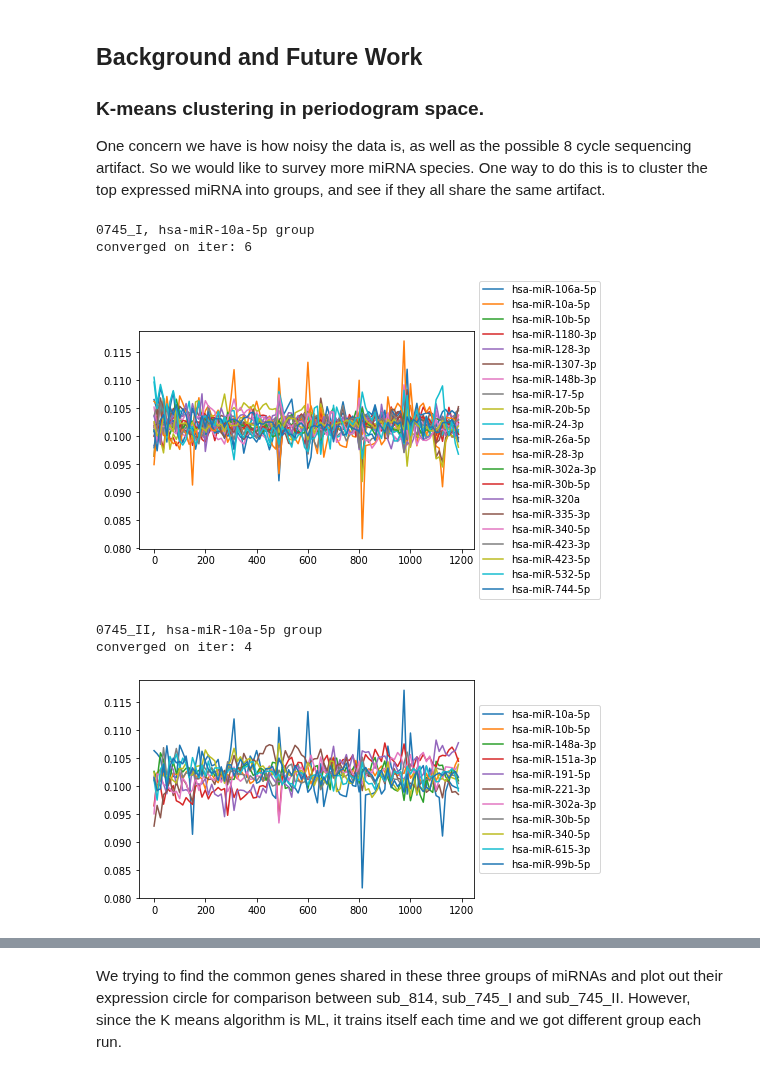
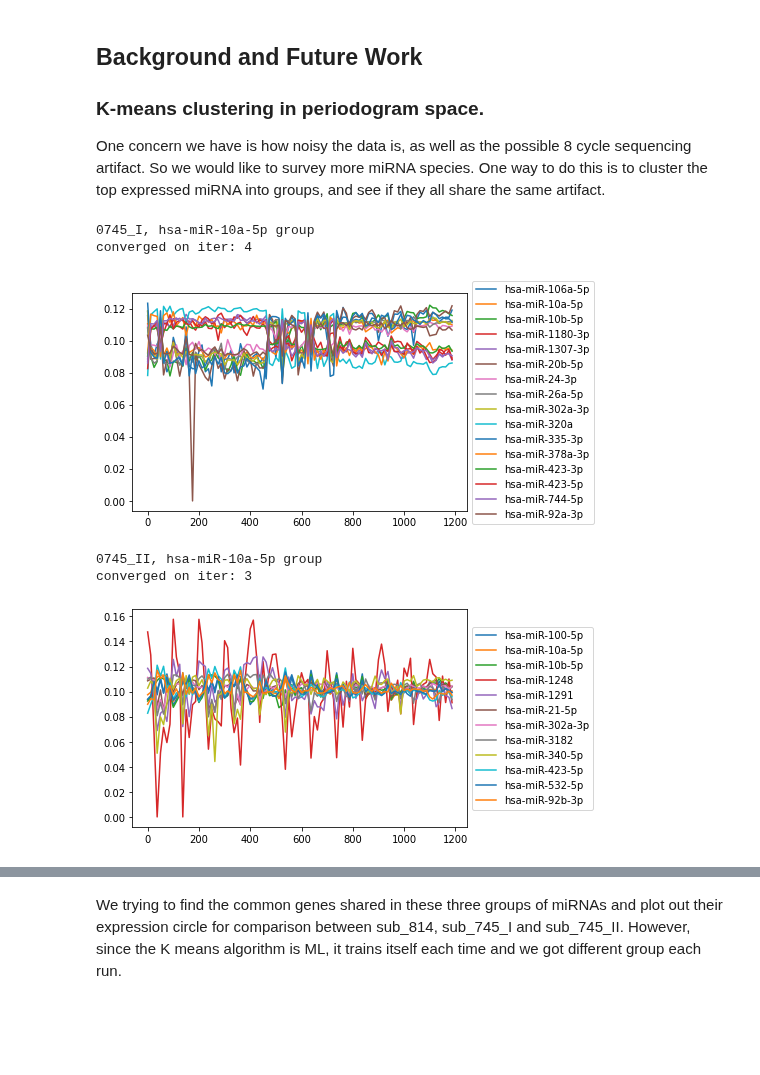
Before and after one commit to JohnWSteill/jlab_proj, a Jupyter notebook: Somite_Cycle_Study.ipynb, the cells around one changed output, grey strips where cells are left out. Drawn from its saved outputs; the diff is of its cells as text; code cells hidden in the pictures; blank space fills up the shorter version.

```diff
--- a/Somite_Cycle_Study.ipynb
+++ b/Somite_Cycle_Study.ipynb
@@ -110,23 +109,23 @@ One concern we have is how noisy the data is, as well as the possible 8 cycle se
 # %%
 print("0745_I, hsa-miR-10a-5p group")
 K = 6
 s745I_pd_array = lib.get_periodgram(sub_0745_I)
 C1, centroids = lib.k_means_from_pd_data(s745I_pd_array,K=K)
-lib.plot_targetmiRNA_group(sub_0745_I,sub_0743,C1)
+lib.plot_targetmiRNA_group(sub_0745_I,C1)
 # %% [output]
 0745_I, hsa-miR-10a-5p group
-converged on iter: 6
+converged on iter: 4
-[figure, old version]
+[figure, new version]
 # %%
 print("0745_II, hsa-miR-10a-5p group")
 K = 6
 s745II_pd_array = lib.get_periodgram(sub_0745_II)
 C2, centroids = lib.k_means_from_pd_data(s745II_pd_array,K=K)
-lib.plot_targetmiRNA_group(sub_0745_II,sub_0743,C2)
+lib.plot_targetmiRNA_group(sub_0745_II,C2)
 # %% [output]
 0745_II, hsa-miR-10a-5p group
-converged on iter: 4
+converged on iter: 3
-[figure, old version]
+[figure, new version]
 # %%
 print("0814, hsa-miR-10a-5p group")
 K = 6
```
Also changed, not shown: parts of 5 cells of this notebook, 1 other file.
